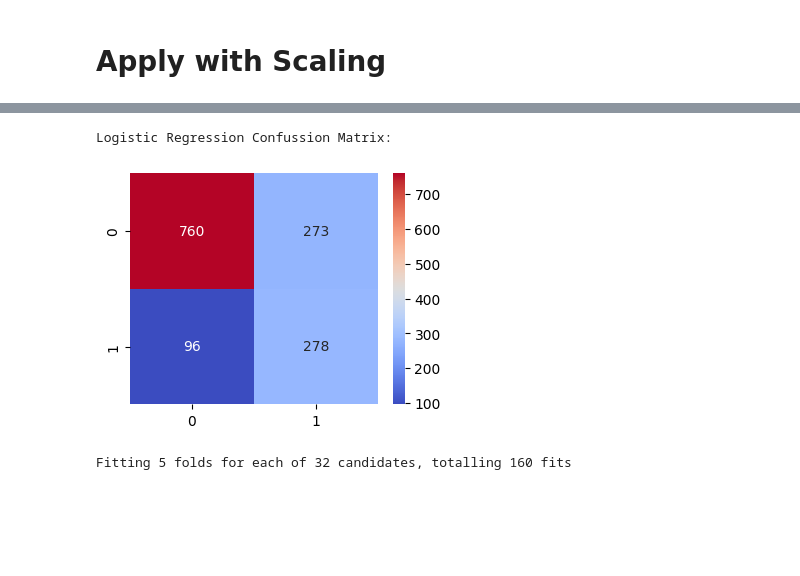
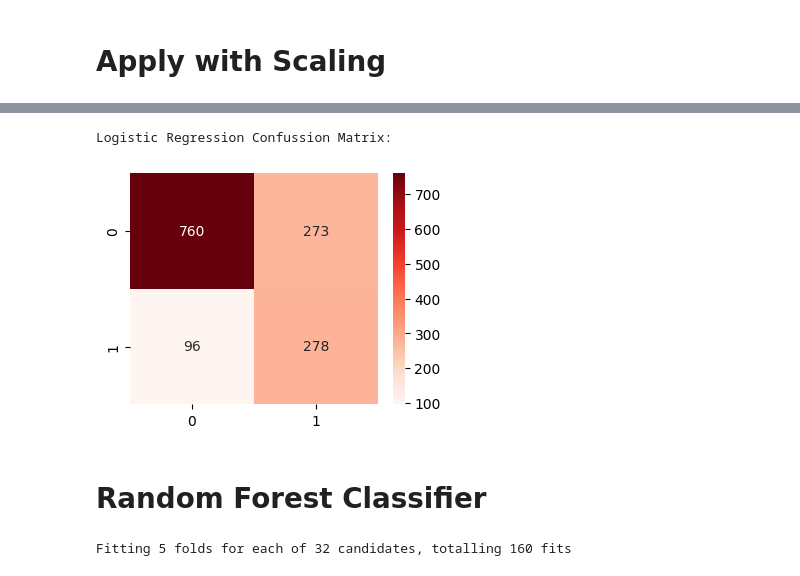
Before and after one commit to Md-Maruf-1727/customer-churn-prediction-ml, a Jupyter notebook: NoteBooks/04_model_training.ipynb, the cells around one changed output, grey strips where cells are left out. Cells and saved outputs as stored; diff of their text form; code cells hidden in the pictures; blank space fills up the shorter version.

```diff
--- a/NoteBooks/04_model_training.ipynb
+++ b/NoteBooks/04_model_training.ipynb
@@ -254,11 +266,13 @@ logistic_result
 # %%
 print("Logistic Regression Confussion Matrix:")
 plt.figure(figsize=(4,3))
-sns.heatmap(logistic_confussion, annot=True, fmt='g', cmap='coolwarm')
+sns.heatmap(logistic_confussion, annot=True, fmt='g', cmap='Reds')
 plt.show()
 # %% [output]
 Logistic Regression Confussion Matrix:
-[figure, old version]
+[figure, new version]
+# %% [markdown]
+# Random Forest Classifier
 # %%
 rf_pipeline = Pipeline([
     ('smote', SMOTE(random_state=42)),
```
Also changed, not shown: parts of 15 cells of this notebook.
